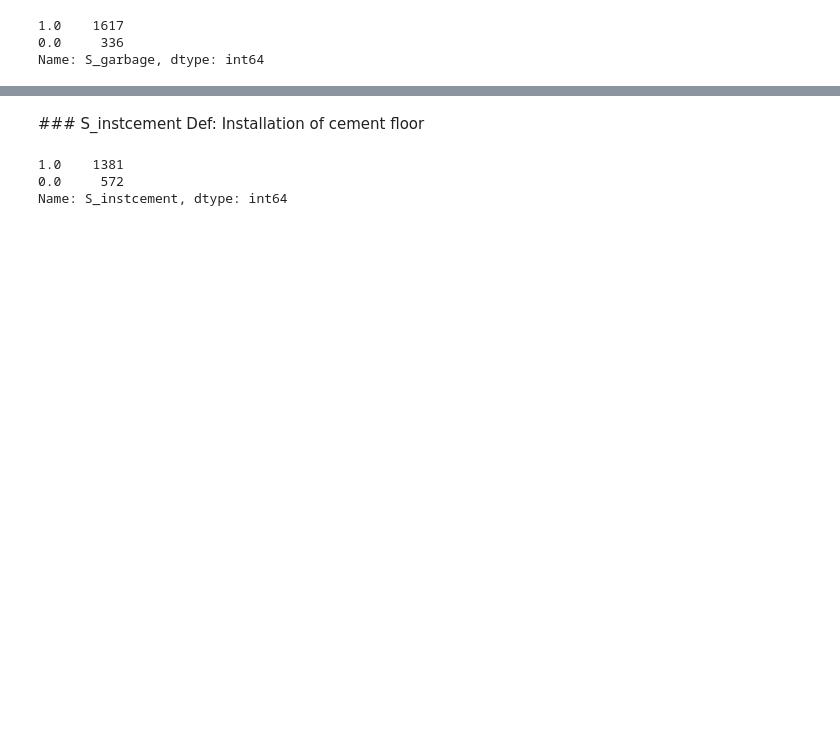
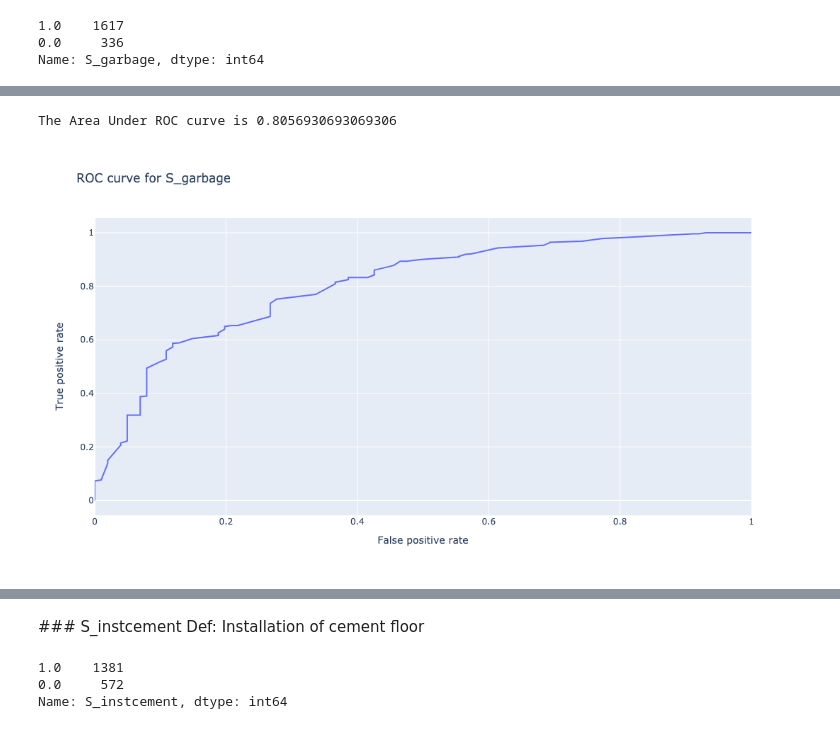
Before and after one commit to epfl-ada/ada-2020-project-milestone-p3-p3_the-social-impacters, a Jupyter notebook: notebooks/task_B_Max.ipynb, the cells around one changed output, grey strips where cells are left out. Saved outputs shown, nothing was run; the diff lists cells and outputs as text; code cells hidden in the pictures; blank space fills up the shorter version.

```diff
--- a/notebooks/task_B_Max.ipynb
+++ b/notebooks/task_B_Max.ipynb
@@ -189 +204,4 @@ Index(['S_garbage', 'S_instcement', 'S_shcementfloor', 'S_cementfloordin',
+# %%
+# We standardize the data because we could yield better results with this data.
+df_census_train, df_census_test = standardize(df_census_train, df_census_test)
 # %% [markdown]
@@ -211,14 +248,0 @@ This is a binary value, which tells us if we use garbage collection. In this cas
-# %%
-from sklearn.ensemble import GradientBoostingClassifier
-def plot_AUC_curve(model, survey_targets):
-    fig = go.Figure()
-    for target in survey_targets:
-        model.fit(df_census_train, df_survey_train[target])
-        prediction = model.predict(df_census_test)
-        fpr, tpr, thresholds = roc_curve(df_survey_test[target], prediction)
-        auc_metric = roc_auc_score(df_survey_test[target], prediction)
-    print(f'The Area Under ROC curve is {auc_metric}')
-    label_dict = {'x':'False positive rate', 'y':'True positive rate'}
-    fig = px.line(x=fpr, y=tpr, width=600, height=600, title=f'ROC curve for {target}', labels=label_dict)
-    fig.show()
-plot_AUC_curve(GradientBoostingRegressor(), ['S_garbage'])
@@ -227,0 +251,5 @@ The Area Under ROC curve is 0.8095112089586993
+# %%
+plot_AUC_curve(df_survey_train, df_survey_test, df_census_train, df_census_test, GradientBoostingRegressor(), ['S_garbage'])
+# %% [output]
+The Area Under ROC curve is 0.8056930693069306
+[figure, added]
```
Also changed, not shown: parts of 37 cells of this notebook.
